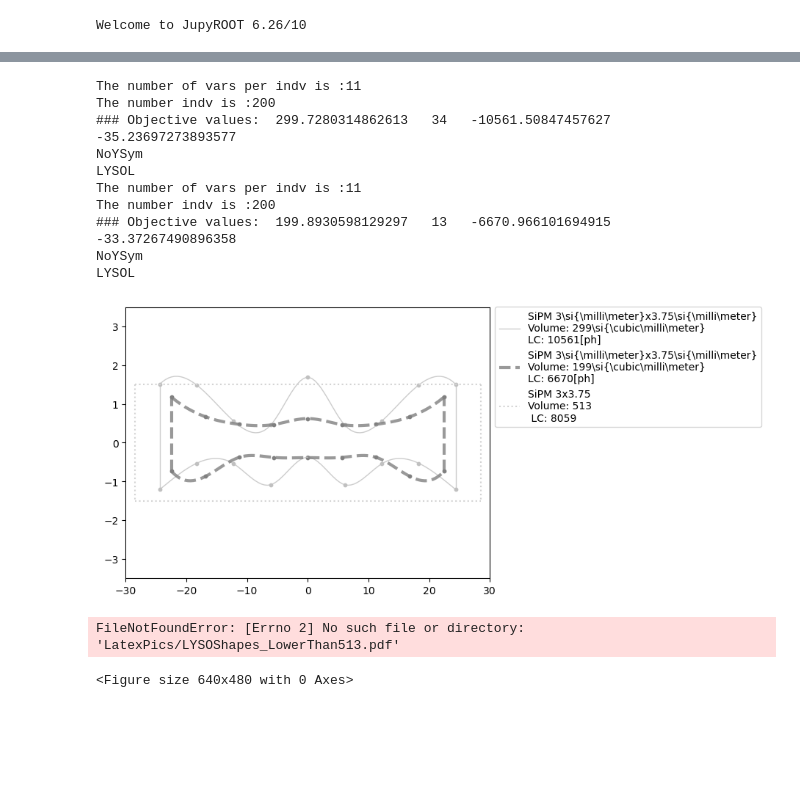
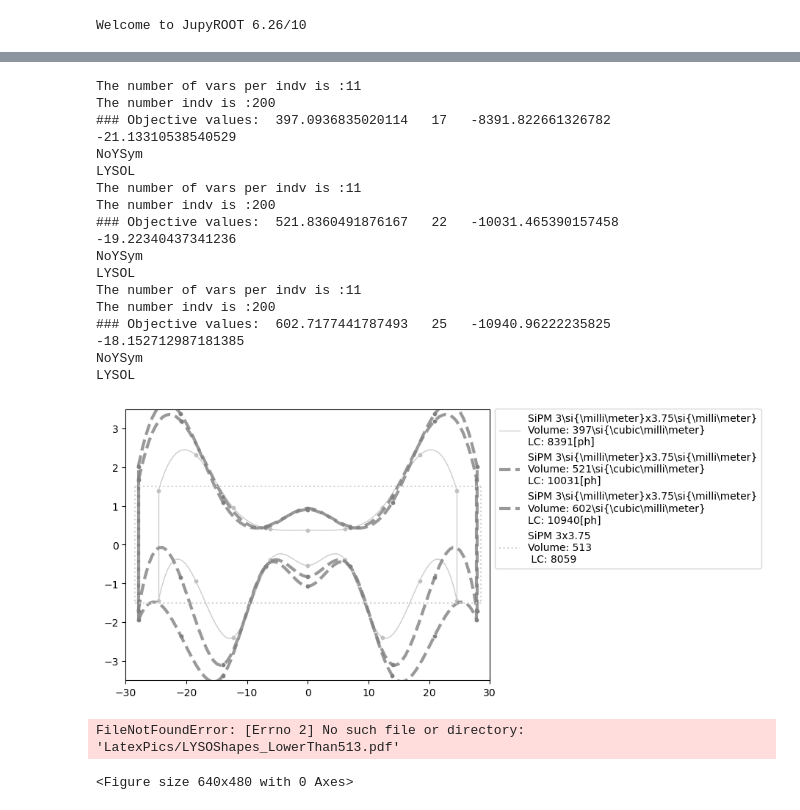
Before and after one commit to grealesguti/ROOT_Postprocessing, a Jupyter notebook: JL_Postprocess_Mult.ipynb, the cells around one changed output, grey strips where cells are left out. Saved outputs shown, nothing was run; the diff lists cells and outputs as text; code cells hidden in the pictures; blank space fills up the shorter version.

```diff
--- a/JL_Postprocess_Mult.ipynb
+++ b/JL_Postprocess_Mult.ipynb
@@ -119,10 +128,10 @@ g=0
 print("Generation: ",g )
 # Get required input for plotting the crystal shapes
 nn= len(NSGA_files[0])-1
-num_indv,num_vars,obj1,obj2,vars_tuple,lstvars = GetRootVariables(NSGA_files[2][10])
-#num_indv,num_vars,obj11,obj22,vars_tuple,lstvars = GetRootVariables(NSGA_files[0][10])
+num_indv,num_vars,obj1,obj2,vars_tuple,lstvars = GetRootVariables(NSGA_files[5][11])
+num_indv,num_vars,obj11,obj22,vars_tuple,lstvars = GetRootVariables(NSGA_files[5][8])
 
-#ax1.scatter(obj1,obj2)
+ax1.scatter(obj1,obj2)
 ax1.scatter(obj11,obj22)
 
 ax1.set_xlabel('Light Collection [-ph]')
@@ -182,8 +223,20 @@ The number indv is :200
 # %%
 # Get required input for plotting the crystal shapes
 ind=0
+folder_path='/home/greales/Desktop/NSGAIIData/2307/'
+folder = ["G11_objLC_Acte_NoYSym_ESRBP_SiMP_3x3_68Evts_Spline_23-07-16",
+                       "G11_objLC_Acte_NoYSym_ESRBP_SiMP_3x6_68Evts_Spline_23-07-17",
+                       "G11_objLCP50_Acte_NoYSym_ESRBP_SiMP_3x3_60Evts_Spline_23-07-19",
+                      "G11_objLOP50_Acte_NoYSym_ESRBP_SiMP_3x3_60Evts_Spline_23-07-24",
+                      "G11_objLStP50_Acte_NoYSym_ESRBP_SiMP_3x3_60Evts_Spline_23-07-27",
+                      "G11_objLStAvg_Acte_NoYSym_ESRBP_SiMP_3x3_60Evts_Spline_23-08-03",
+                     "G11_objLOAvg_Acte_NoYSym_ESRBP_SiMP_3x3_60Evts_Spline_23-08-06"]
+
+shortname=['LCAvg','LC3x6Avg','LCP50','LOP50','LStP50','LstAvg']
 def crystalcoords_mult(gen_file,arg0,ind,vol):
     num_indv,num_vars,obj1,obj2,vars_tuple,lstvars = GetRootVariables(gen_file[ind])
+    obj1, obj2 = [i for i in obj1 if i < 0 and obj2[obj1.index(i)] < 1000], [j for j in obj2 if obj1[obj2.index(j)] < 0 and j < 1000]
+
     obj1f,obj2f,idxf=filter_values(obj1,obj2,40)
     #print(obj2f)
     closest, closest_index=closest_value(obj2f,vol)
@@ -218,9 +271,14 @@ def crystalcoords_mult(gen_file,arg0,ind,vol):
             xtop,ytop,xbot,ybot = SplinePts_YSym(num_vars,vars_tuple,Yhalf,Zhalf,indv)
     return xtop,ytop,xbot,ybot,legend_text
 
+gen=[32,11,13,100,99,46,12]
+fnames='NSGAII_'
+gen_file=[folder_path+fi+'/'+fnames+str(g)+'.root' for fi,g in zip(folder,gen)]
+print(gen_file)
+
 leg=[]
 fig1, ax1 = plt.subplots()
-xtop,ytop,xbot,ybot,legend_text = crystalcoords_mult(gen_file,args0,2,525)
+xtop,ytop,xbot,ybot,legend_text = crystalcoords_mult(gen_file,args0,6,200)
 Plt_Crystal(xtop,ytop,xbot,ybot,fig1,ax1,'silver',lab='SiPM 3\\si{\milli\meter}x3.75\\si{\milli\meter}'+legend_text,
            lnstyle='-', lnwidth=1, alph=0.8)
 leg.append(legend_text)
@@ -286,38 +345,48 @@ def crystalcoords_mult(gen_file,arg0,ind,vol):
 
 leg=[]
 fig1, ax1 = plt.subplots()
-xtop,ytop,xbot,ybot,legend_text = crystalcoords_mult(gen_file,args0,0,300)
+xtop,ytop,xbot,ybot,legend_text = crystalcoords_mult(gen_file,args0,4,400)
 Plt_Crystal(xtop,ytop,xbot,ybot,fig1,ax1,'silver',lab='SiPM 3\\si{\milli\meter}x3.75\\si{\milli\meter}'+legend_text,
            lnstyle='-', lnwidth=1, alph=0.8)
 leg.append(legend_text)
-xtop,ytop,xbot,ybot,legend_text = crystalcoords_mult(gen_file,args0,0,200)
+xtop,ytop,xbot,ybot,legend_text = crystalcoords_mult(gen_file,args0,4,513)
+Plt_Crystal(xtop,ytop,xbot,ybot,fig1,ax1,'gray',lab='SiPM 3\\si{\milli\meter}x3.75\\si{\milli\meter}'+legend_text,
+           lnstyle='--', lnwidth=3, alph=0.8)
+leg.append(legend_text)
+
+xtop,ytop,xbot,ybot,legend_text = crystalcoords_mult(gen_file,args0,4,600)
 Plt_Crystal(xtop,ytop,xbot,ybot,fig1,ax1,'gray',lab='SiPM 3\\si{\milli\meter}x3.75\\si{\milli\meter}'+legend_text,
            lnstyle='--', lnwidth=3, alph=0.8)
 leg.append(legend_text)
 
 Plt_DefaultCrystal(fig1,ax1,colori='lightgray',ls='dotted')
 
 # Create the legend with the plot name, volume, and light collection
 #legend_text = 'My Scatter Plot\nVolume: 100\nLight Collection: 80'
 #plt.legend([leg], loc='upper right')
 ax1.legend(bbox_to_anchor=(1., 1.02))
 
 plt.show()
 plt.draw()
 fig1.tight_layout()
 fig1.savefig("LatexPics/LYSOShapes_LowerThan513.pdf")
 # %% [output]
 The number of vars per indv is :11
 The number indv is :200
-### Objective values:  299.7280314862613   34   -10561.50847457627   -35.23697273893577
+### Objective values:  397.0936835020114   17   -8391.822661326782   -21.13310538540529
 NoYSym
 LYSOL
 The number of vars per indv is :11
 The number indv is :200
-### Objective values:  199.8930598129297   13   -6670.966101694915   -33.37267490896358
+### Objective values:  521.8360491876167   22   -10031.465390157458   -19.22340437341236
 NoYSym
 LYSOL
+The number of vars per indv is :11
+The number indv is :200
+### Objective values:  602.7177441787493   25   -10940.96222235825   -18.152712987181385
+NoYSym
+LYSOL
-[figure, old version]
+[figure, new version]
 FileNotFoundError: [Errno 2] No such file or directory: 'LatexPics/LYSOShapes_LowerThan513.pdf'
 <Figure size 640x480 with 0 Axes>
 # %%
```
Also changed, not shown: parts of 18 cells of this notebook, 6 other files.
